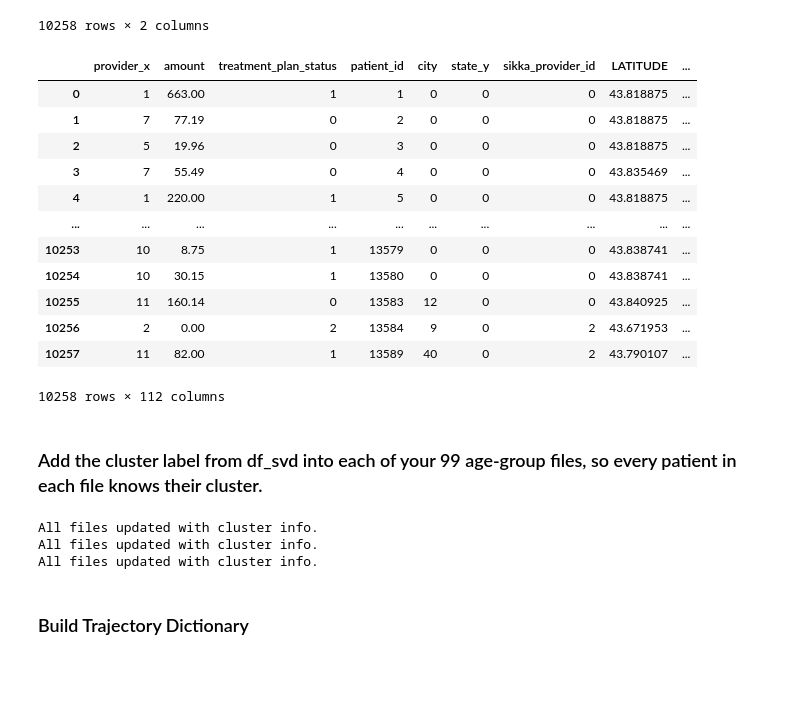
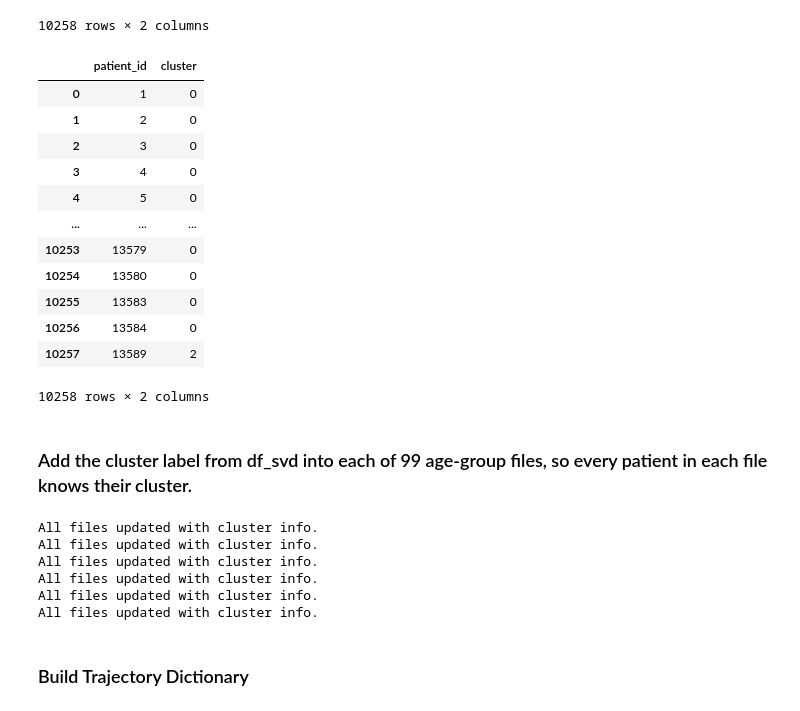
Before and after one commit to Fulankeee/SmilePass, a Jupyter notebook: Recommondation_Conclude_session.ipynb, the cells around one changed output. Cells and saved outputs as stored; diff of their text form; code cells hidden in the pictures; blank space fills up the shorter version.

```diff
--- a/Recommondation_Conclude_session.ipynb
+++ b/Recommondation_Conclude_session.ipynb
@@ -430,23 +595,23 @@ cluster_map_gmm
 # %%
 df_sv_agg, agg, scaler_agg = cluster_patients_agglomerative(df_svd, n_clusters=5)
 cluster_map_agg = df_sv_agg[['patient_id', 'cluster']]
-df_sv_agg
+cluster_map_agg
 # %% [output]
-|  | provider_x | amount | treatment_plan_status | patient_id | city | state_y | sikka_provider_id | LATITUDE | ... |
-| 0 | 1 | 663.00 | 1 | 1 | 0 | 0 | 0 | 43.818875 | ... |
-| 1 | 7 | 77.19 | 0 | 2 | 0 | 0 | 0 | 43.818875 | ... |
-| 2 | 5 | 19.96 | 0 | 3 | 0 | 0 | 0 | 43.818875 | ... |
-| 3 | 7 | 55.49 | 0 | 4 | 0 | 0 | 0 | 43.835469 | ... |
-| 4 | 1 | 220.00 | 1 | 5 | 0 | 0 | 0 | 43.818875 | ... |
-| ... | ... | ... | ... | ... | ... | ... | ... | ... | ... |
-| 10253 | 10 | 8.75 | 1 | 13579 | 0 | 0 | 0 | 43.838741 | ... |
-| 10254 | 10 | 30.15 | 1 | 13580 | 0 | 0 | 0 | 43.838741 | ... |
-| 10255 | 11 | 160.14 | 0 | 13583 | 12 | 0 | 0 | 43.840925 | ... |
-| 10256 | 2 | 0.00 | 2 | 13584 | 9 | 0 | 2 | 43.671953 | ... |
-| 10257 | 11 | 82.00 | 1 | 13589 | 40 | 0 | 2 | 43.790107 | ... |
+|  | patient_id | cluster |
+| 0 | 1 | 0 |
+| 1 | 2 | 0 |
+| 2 | 3 | 0 |
+| 3 | 4 | 0 |
+| 4 | 5 | 0 |
+| ... | ... | ... |
+| 10253 | 13579 | 0 |
+| 10254 | 13580 | 0 |
+| 10255 | 13583 | 0 |
+| 10256 | 13584 | 0 |
+| 10257 | 13589 | 2 |
-10258 rows × 112 columns
+10258 rows × 2 columns
 # %% [markdown]
-### Add the cluster label from df_svd into each of your 99 age-group files, so every patient in each file knows their cluster.
+### Add the cluster label from df_svd into each of 99 age-group files, so every patient in each file knows their cluster.
 # %%
 import os
 def annotate_age_group_files(folder_path, output_path, cluster_map):
@@ -469,18 +635,27 @@ def annotate_age_group_files(folder_path, output_path, cluster_map):
 
     print("All files updated with cluster info.")
 # %%
-folder_path = r"C:\Frank\UoT 2024-2025\MIE8888 Project\M19\Split dataframe yearly v1"
+# folder_path = r"C:\Frank\UoT 2024-2025\MIE8888 Project\M19\Split dataframe yearly v1"
+folder_path_v1 = r"C:\Frank\UoT 2024-2025\MIE8888 Project\M21\Split dataframe yearly v1"
+folder_path_v3 = r"C:\Frank\UoT 2024-2025\MIE8888 Project\M21\Split dataframe yearly v3"
 output_path_k = r"C:\Frank\UoT 2024-2025\MIE8888 Project\M20\cluster_kmeans"
 output_path_gmm = r"C:\Frank\UoT 2024-2025\MIE8888 Project\M20\cluster_gmm"
 output_path_agg = r"C:\Frank\UoT 2024-2025\MIE8888 Project\M20\cluster_agg"
 
-annotate_age_group_files(folder_path, output_path_k, cluster_map_kmeans)
-annotate_age_group_files(folder_path, output_path_gmm, cluster_map_gmm)
-annotate_age_group_files(folder_path, output_path_agg, cluster_map_agg)
+annotate_age_group_files(folder_path_v1, output_path_k, cluster_map_kmeans)
+annotate_age_group_files(folder_path_v1, output_path_gmm, cluster_map_gmm)
+annotate_age_group_files(folder_path_v1, output_path_agg, cluster_map_agg)
+
+annotate_age_group_files(folder_path_v3, output_path_k, cluster_map_kmeans)
+annotate_age_group_files(folder_path_v3, output_path_gmm, cluster_map_gmm)
+annotate_age_group_files(folder_path_v3, output_path_agg, cluster_map_agg)
 # %% [output]
 All files updated with cluster info.
 All files updated with cluster info.
 All files updated with cluster info.
+All files updated with cluster info.
+All files updated with cluster info.
+All files updated with cluster info.
 # %% [markdown]
 ### Build Trajectory Dictionary
 # %%
```
Also changed, not shown: parts of 22 cells of this notebook.
